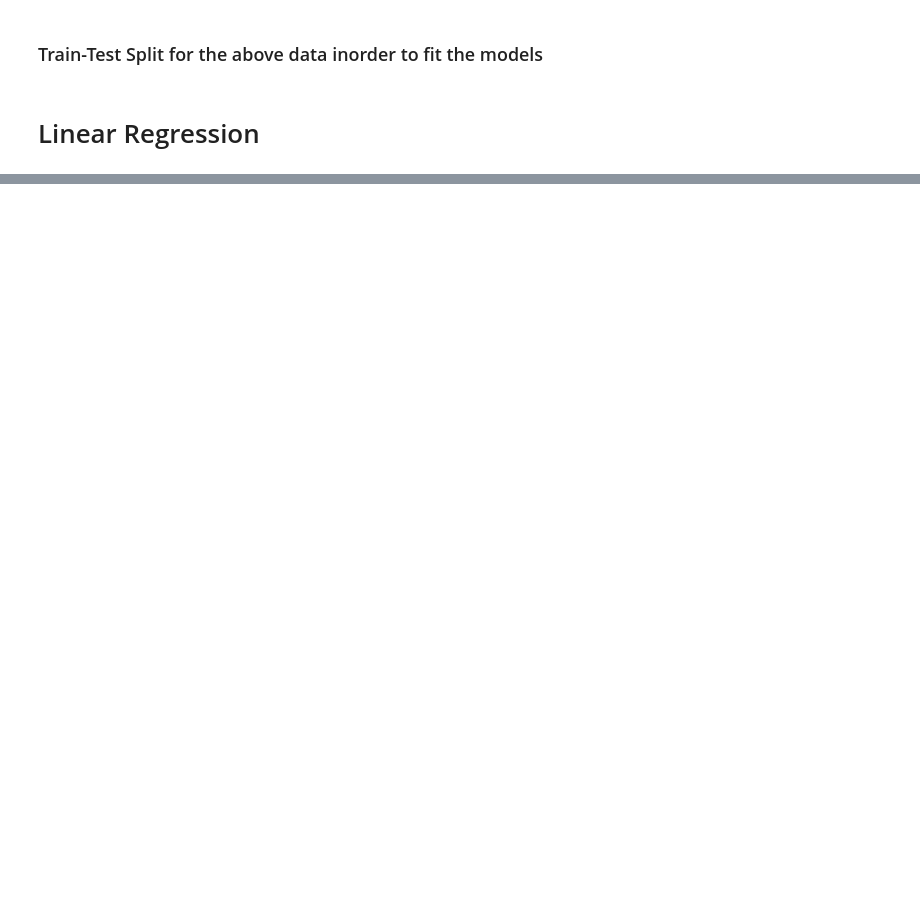
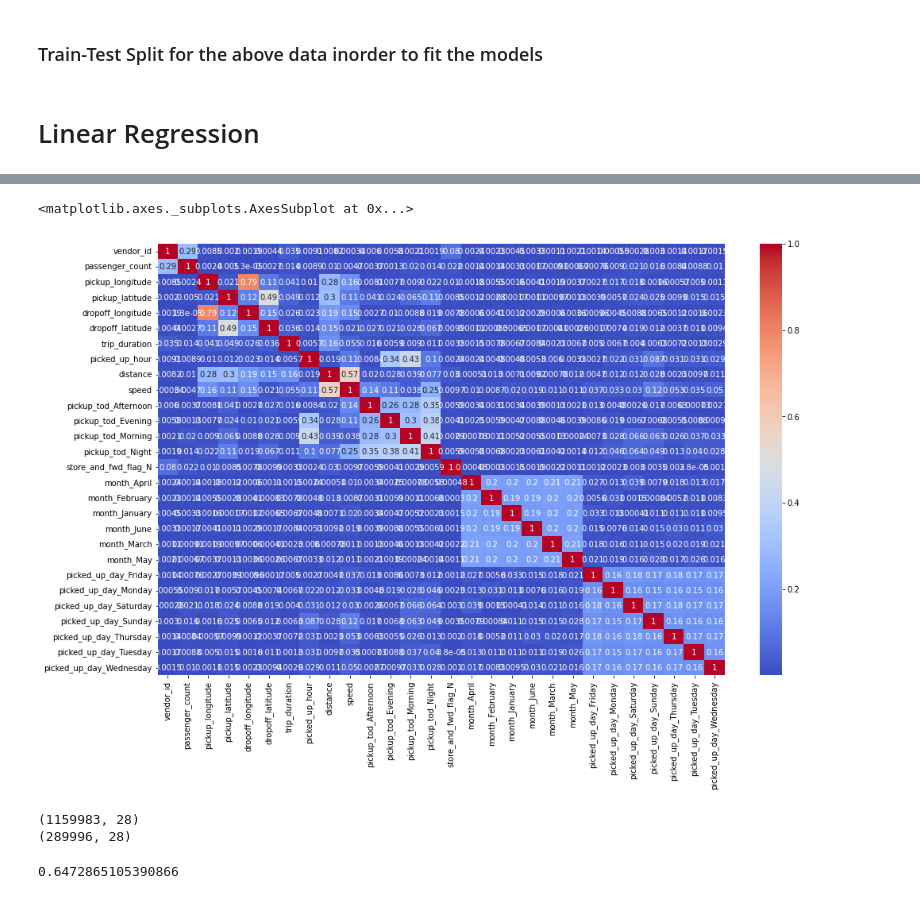
Before and after one commit to Ajay0110/NYC-Taxi-Trip-Time-Prediction, a Jupyter notebook: NYC_Taxi_Trip_Time_Prediction_Capstone_Project.ipynb, the cells around one changed output, grey strips where cells are left out. Drawn from its saved outputs; the diff is of its cells as text; code cells hidden in the pictures; blank space fills up the shorter version.

```diff
--- a/NYC_Taxi_Trip_Time_Prediction_Capstone_Project.ipynb
+++ b/NYC_Taxi_Trip_Time_Prediction_Capstone_Project.ipynb
@@ -752,0 +695,17 @@ sns.heatmap(abs(corelation), annot=True, cmap='coolwarm')
+# %%
+taxi_df = taxi_df.drop(columns='store_and_fwd_flag_Y', axis=1)
+# %%
+# Correalation analysis using heatmap
+plt.figure (figsize= (16,10))
+correlation= taxi_df.corr()
+sns.heatmap(abs(correlation), annot=True, cmap='coolwarm')
+# %% [output]
+<matplotlib.axes._subplots.AxesSubplot at 0x...>
+[figure, added]
+# %%
+X_train, X_test, y_train, y_test = train_test_split( X,y , test_size = 0.2, random_state = 0)
+print(X_train.shape)
+print(X_test.shape)
+# %% [output]
+(1159983, 28)
+(289996, 28)
@@ -752,0 +714,4 @@ sns.heatmap(abs(corelation), annot=True, cmap='coolwarm')
+# %%
+reg.score(X_train, y_train)
+# %% [output]
+0.6472865105390866
```
Also changed, not shown: parts of 39 cells of this notebook.
